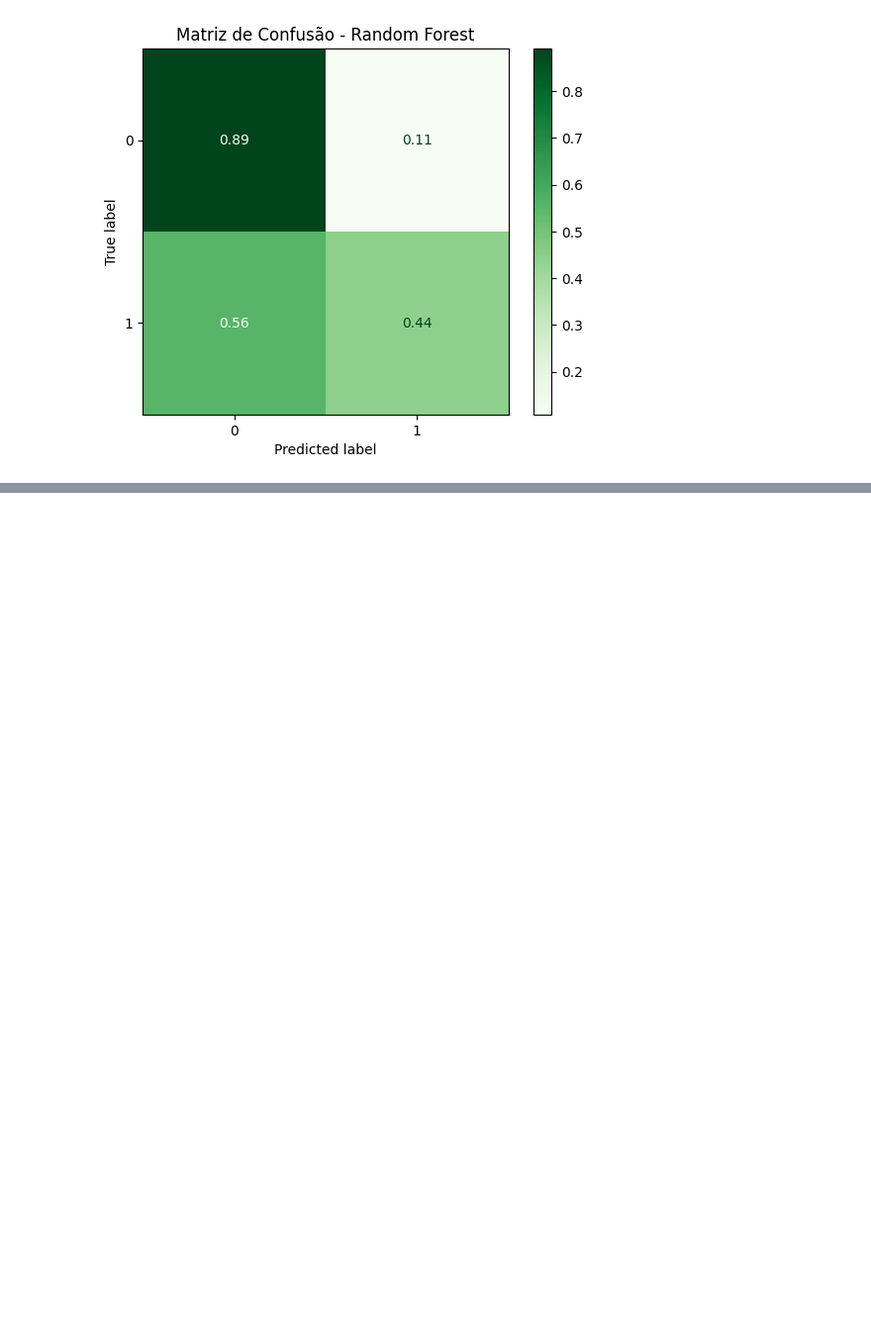
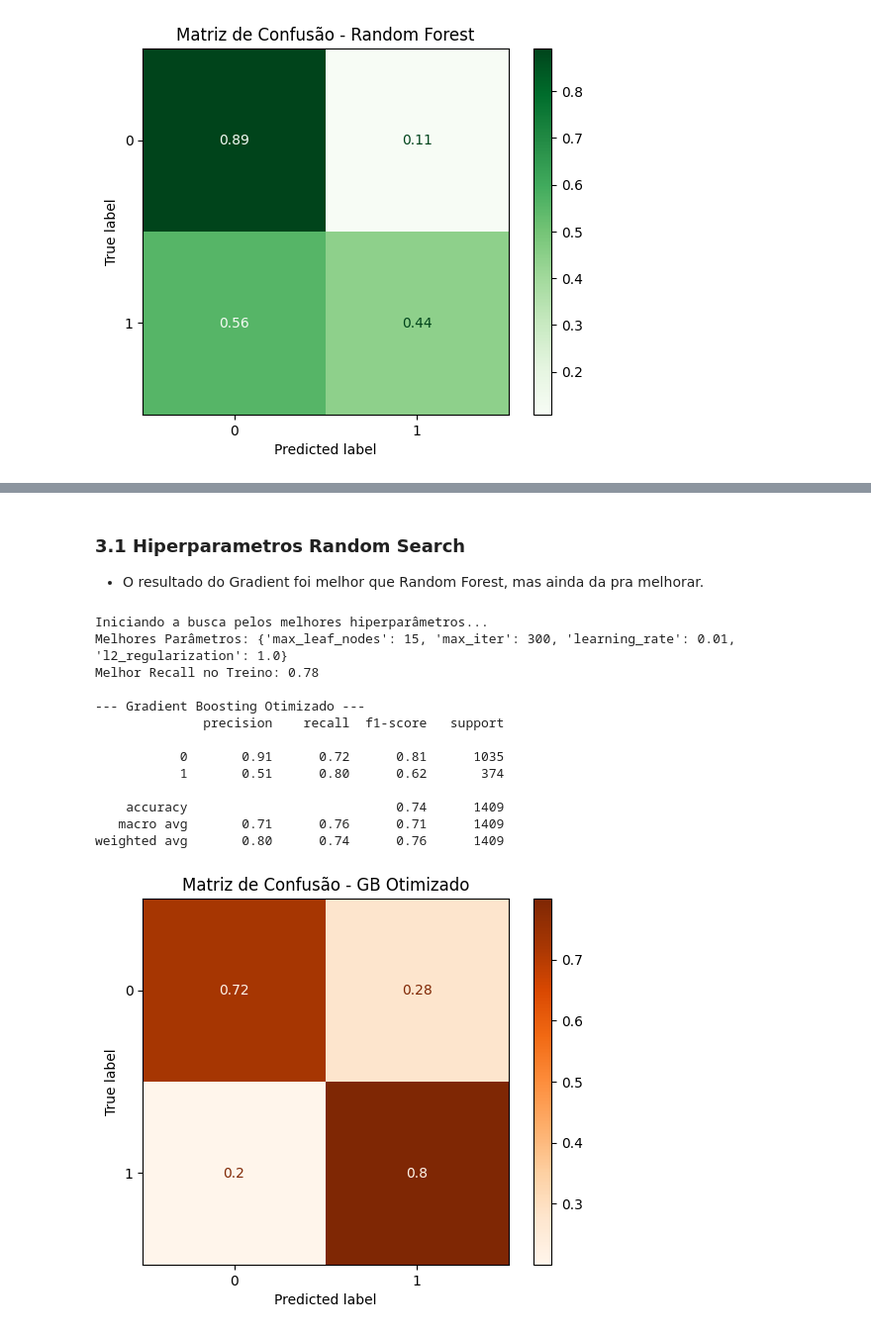
Before and after one commit to JCarapina/projeto-churn-telecom, a Jupyter notebook: notebooks/03_modeling.ipynb, the cells around one changed output, grey strips where cells are left out. Shown at 99% size. Cells and saved outputs as stored; diff of their text form; code cells hidden in the pictures; blank space fills up the shorter version.

```diff
--- a/notebooks/03_modeling.ipynb
+++ b/notebooks/03_modeling.ipynb
@@ -134,0 +171,64 @@ weighted avg       0.76      0.77      0.76      1409
+# %% [markdown]
+### 3.1 Hiperparametros Random Search
+ - O resultado do Gradient foi melhor que Random Forest, mas ainda da pra melhorar.
+# %%
+from sklearn.model_selection import RandomizedSearchCV
+from scipy.stats import uniform, randint
+
+# 1. Definindo o "Menu" de opções para o modelo testar
+param_dist = {
+    'learning_rate': [0.01, 0.05, 0.1, 0.2],
+    'max_leaf_nodes': [15, 31, 63],
+    'max_iter': [100, 200, 300],
+    'l2_regularization': [0, 0.1, 1.0]
+}
+
+# 2. Configurando o modelo base
+model_gb_tuned = HistGradientBoostingClassifier(
+    class_weight='balanced',
+    random_state=1997
+)
+
+# Configurando Random Search
+random_search = RandomizedSearchCV(
+    model_gb_tuned,
+    param_distributions=param_dist,
+    n_iter=100,
+    scoring='recall',
+    cv=3,
+    random_state=1997,
+    n_jobs=-1
+)
+
+print("Iniciando a busca pelos melhores hiperparâmetros...")
+random_search.fit(X_train, y_train)
+
+# 4. Resultados
+print(f"Melhores Parâmetros: {random_search.best_params_}")
+print(f"Melhor Recall no Treino: {random_search.best_score_:.2f}")
+
+# 5. Testando o Campeão da Busca nos dados de Teste (Prova Real)
+best_model = random_search.best_estimator_
+y_pred_tuned = best_model.predict(X_test)
+
+print("\n--- Gradient Boosting Otimizado ---")
+print(classification_report(y_test, y_pred_tuned))
+
+ConfusionMatrixDisplay.from_predictions(y_test, y_pred_tuned, cmap='Oranges', normalize='true')
+plt.title('Matriz de Confusão - GB Otimizado')
+plt.show()
+# %% [output]
+Iniciando a busca pelos melhores hiperparâmetros...
+Melhores Parâmetros: {'max_leaf_nodes': 15, 'max_iter': 300, 'learning_rate': 0.01, 'l2_regularization': 1.0}
+Melhor Recall no Treino: 0.78
+
+--- Gradient Boosting Otimizado ---
+              precision    recall  f1-score   support
+
+           0       0.91      0.72      0.81      1035
+           1       0.51      0.80      0.62       374
+
+    accuracy                           0.74      1409
+   macro avg       0.71      0.76      0.71      1409
+weighted avg       0.80      0.74      0.76      1409
+[figure, added]
```
Also changed, not shown: parts of 3 cells of this notebook.
